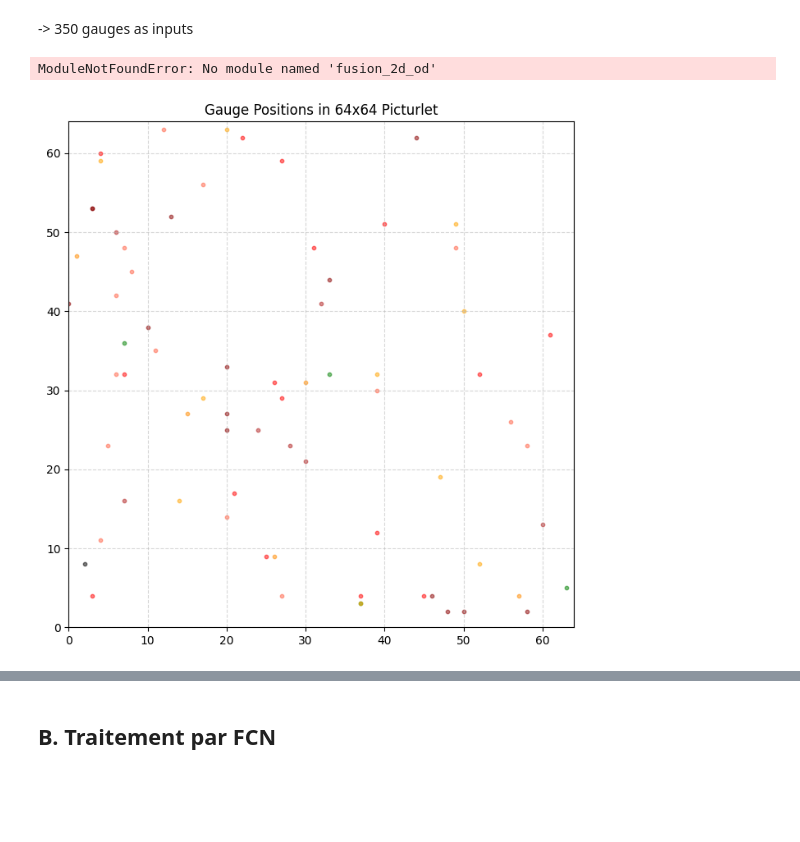
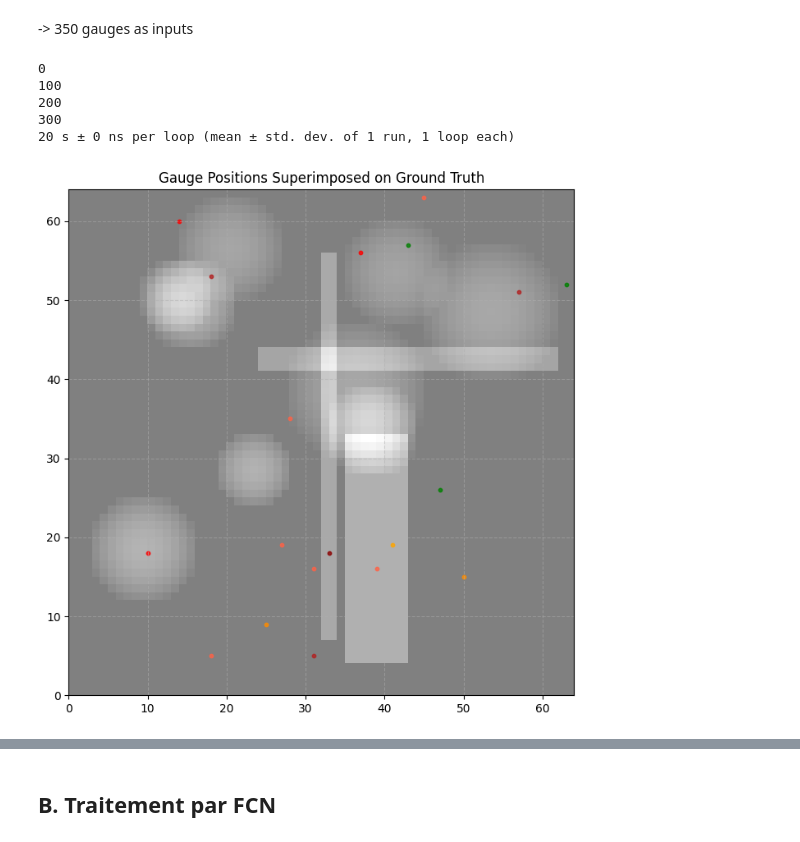
Before and after one commit to nanopiero/fusion_2d_od, a Jupyter notebook: notebooks/build_fusion_2d_of_problem.ipynb, the cells around one changed output, grey strips where cells are left out. Drawn from its saved outputs; the diff is of its cells as text; code cells hidden in the pictures; blank space fills up the shorter version.

```diff
--- a/notebooks/build_fusion_2d_of_problem.ipynb
+++ b/notebooks/build_fusion_2d_of_problem.ipynb
@@ -198,8 +200,8 @@ torch.Size([11000, 3])
 # %%
 import torch
 
-# Define the threshold distance (integer sqrt(2 * 70^2))
-radius = int((2 * 70**2) ** 0.5)
+# Define the threshold distance (integer sqrt(2 * 40^2))
+radius = int((2*(32**2)) ** 0.5)
 
 # Compute pairwise squared distances using broadcasting
 coords = all_gauge_data[:, :2]  # Extract x, y positions only
@@ -209,8 +211,16 @@ dists_sq = (diffs ** 2).sum(dim=2)  # Compute squared Euclidean distance
 # Find indices where distance is within threshold
 within_range = dists_sq <= radius ** 2  # Boolean mask
 
-# Create the neighborhood dictionary
-nd = {i: torch.where(within_range[i])[0].tolist() for i in range(coords.shape[0])}
+# Create the neighborhood dictionary with k as the first element
+nd = {}
+for i in range(coords.shape[0]):
+    neighbors = torch.where(within_range[i])[0].tolist()  # Get all neighbors
+    if i in neighbors:
+        neighbors.remove(i)  # Remove i if it's not at the first place
+    else:
+      raise()
+    neighbors.insert(0, i)  # Ensure i is at the first position
+    nd[i] = neighbors  # Store the reordered list
 
 # Print a small sample of the neighborhood dictionary
 sample_nd = {k: nd[k] for k in list(nd.keys())[:10]}
@@ -242,7 +252,7 @@ Q3 (75%): 349.00
 nd_stacked = {i: torch.tensor(neighbors, dtype=torch.int64) for i, neighbors in nd.items()}
 # %%
 import torch
-from torch.utils.data import Dataset
+from torch.utils.data import Dataset, DataLoader
 import matplotlib.pyplot as plt
 from fusion_2d_od.utile_denoising import gen
 
@@ -252,7 +262,7 @@ class GaugeDataset(Dataset):
         self.nd_stacked = nd_stacked
         self.image_size = 64
         self.center_shift = torch.tensor([32, 32], dtype=torch.long)
-
+        self.limit_len = 100
     def __len__(self):
         return len(self.gauge_data)
 
@@ -260,29 +270,30 @@ class GaugeDataset(Dataset):
         # Select neighbors
         gauges = self.nd_stacked[idx]
         gauges = self.gauge_data[gauges]
-
         # Apply centering with random shift
-        shift = gauges[0, :2] + torch.randint(-4, 5, (2,))
+        shift = gauges[0, :2] + 0*torch.randint(-4, 5, (2,))
         gauges[:, :2] -= shift
-
         # Apply random rotation
         theta = torch.rand(1) * 2 * torch.pi
+
         rotation_matrix = torch.tensor([[torch.cos(theta), -torch.sin(theta)],
                                         [torch.sin(theta), torch.cos(theta)]], dtype=torch.float32)
         gauges[:, :2] = torch.mm(gauges[:, :2].float(), rotation_matrix).long()
 
         # Shift to center of picturlet
         gauges[:, :2] += self.center_shift
-
         # Prune out of bounds
         mask = ((gauges[:, 0] >= 0) & (gauges[:, 0] < self.image_size) &
                 (gauges[:, 1] >= 0) & (gauges[:, 1] < self.image_size))
         gauges = gauges[mask]
 
+        gauges = gauges[torch.randperm(gauges.shape[0]),:]
         ground_truth, _ = gen(1)
-
+        ground_truth = ground_truth.squeeze(0).squeeze(0)
         gauges = self.sample_ground_truth(gauges, ground_truth)
 
+        # Ensure tensor is collatable
+        gauges = self.limit_gauge_tensor(gauges)
         return gauges, ground_truth
 
 
@@ -307,27 +318,55 @@ class GaugeDataset(Dataset):
         gauges = torch.cat((gauges, rain_rates.unsqueeze(1)), dim=1)
         return gauges
 
+    def limit_gauge_tensor(self, gauges):
+        num_gauges = gauges.shape[0]
+
+        if num_gauges > self.limit_len:
+            gauges = gauges[:self.limit_len]
+        elif num_gauges < self.limit_len:
+            deficit = self.limit_len - num_gauges
+            padding = torch.tensor([[-1, -1, -1, -0.1]] * deficit, dtype=torch.float32)
+            gauges = torch.cat((gauges, padding), dim=0)
+            gauges = gauges[torch.randperm(gauges.shape[0]),:]
+        return gauges
+
 # Instantiate dataset
 gauge_dataset = GaugeDataset(all_gauge_data, nd_stacked)
-# %% [output]
-ModuleNotFoundError: No module named 'fusion_2d_od'
+# %%
+gauge_loader = DataLoader(gauge_dataset, batch_size=32, shuffle=True, num_workers=2)
+it = iter(gauge_loader)
+# %%
+%%timeit -r 1 -n 1
+for i, a in enumerate(gauge_loader):
+  if i%100 == 0:
+    print(i)
+# %% [output]
+0
+100
+200
+300
+20 s ± 0 ns per loop (mean ± std. dev. of 1 run, 1 loop each)
 # %%
 # Iterate dataset and visualize
 plt.figure(figsize=(8, 8))
 colors = {0: 'green', 1: 'black', 2: 'red', 3: 'orange', 4: 'darkred', 5: 'tomato', 6: 'firebrick', 7: 'darkorange'}
 
-for i in range(len(gauge_dataset)):
-    gauges = gauge_dataset[i]
-    for gauge in gauges:
-        x, y, cls = gauge.tolist()
-        plt.scatter(x, y, s=10, alpha=0.5, c=colors.get(int(cls), 'gray'))
-    break
+
+gauges, ground_truth = next(it)
+
+# Display ground truth as dimmed background
+plt.imshow(ground_truth[0].numpy(), cmap='gray', alpha=0.5, extent=[0, 64, 0, 64])
+
+# Scatter plot of gauges
+for gauge in gauges:
+    x, y, cls = gauge[0].tolist()[:3]
+    plt.scatter(x, y, s=10, alpha=0.8, c=colors.get(int(cls), 'gray'))
 
 plt.xlim(0, 64)
 plt.ylim(0, 64)
 plt.gca().set_aspect('equal', adjustable='box')
-plt.title("Gauge Positions in 64x64 Picturlet")
+plt.title("Gauge Positions Superimposed on Ground Truth")
 plt.grid(True, linestyle="--", alpha=0.5)
 plt.show()
 # %% [output]
-[figure, old version]
+[figure, new version]
```
Also changed, not shown: parts of 7 cells of this notebook.
